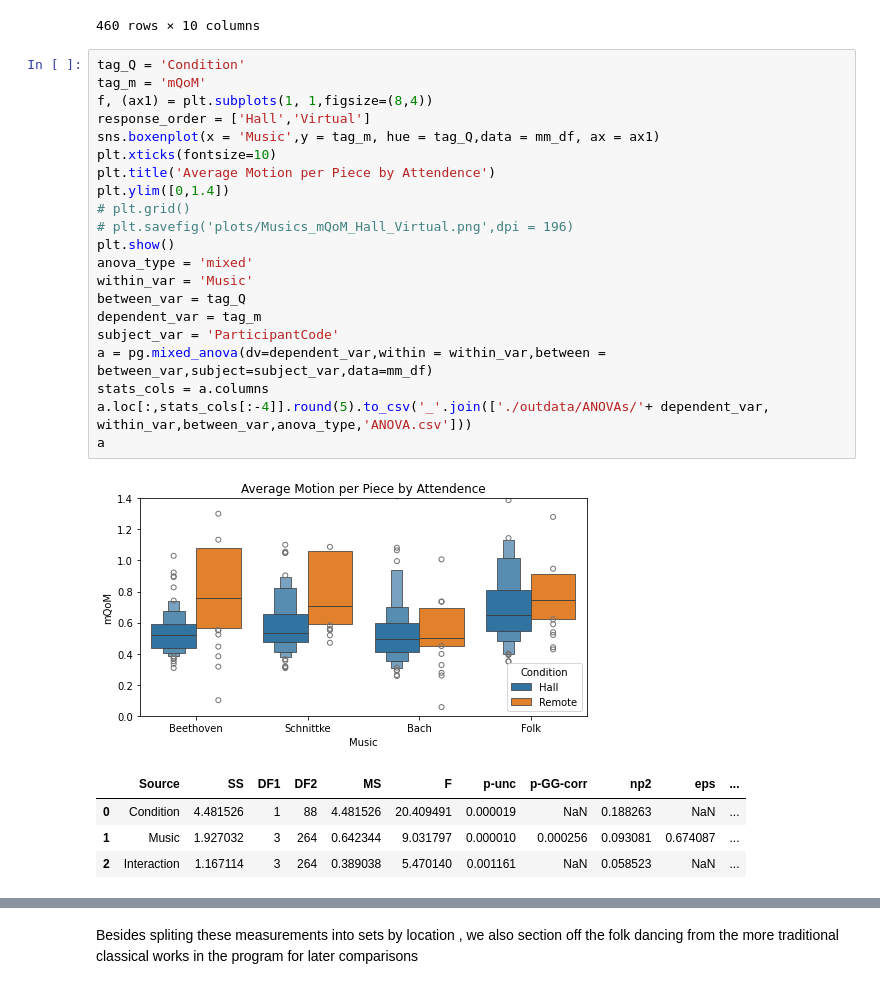
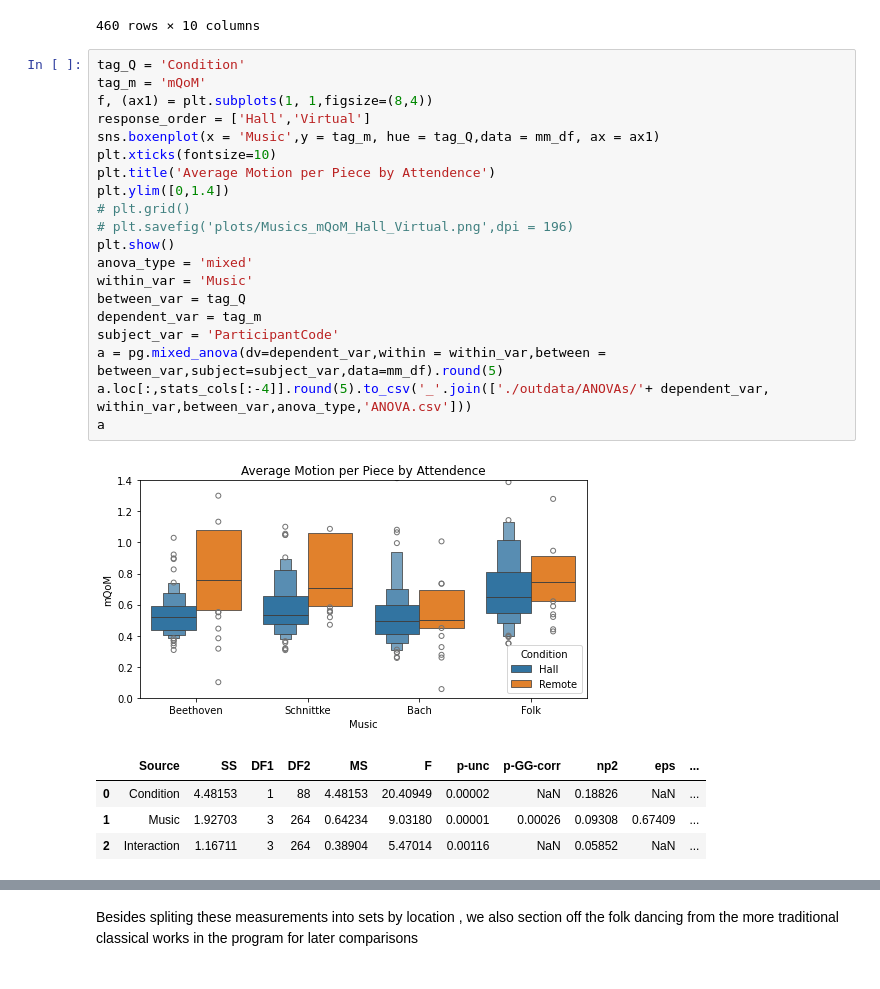
Before and after one commit to finn42/MusicLabCopen_AudienceMotion, a Jupyter notebook: 2_Audience_Motion_QoM_Motion_Ratings.ipynb, the cells around one changed output, grey strips where cells are left out. Saved outputs shown, nothing was run; the diff lists cells and outputs as text.

Commit message:
Extended QoM avg tests and output latex tables

```diff
--- a/2_Audience_Motion_QoM_Motion_Ratings.ipynb
+++ b/2_Audience_Motion_QoM_Motion_Ratings.ipynb
@@ -346,27 +347,26 @@ mm_df
 # %%
 tag_Q = 'Condition'
 tag_m = 'mQoM'
 f, (ax1) = plt.subplots(1, 1,figsize=(8,4))
 response_order = ['Hall','Virtual']
 sns.boxenplot(x = 'Music',y = tag_m, hue = tag_Q,data = mm_df, ax = ax1)
 plt.xticks(fontsize=10)
 plt.title('Average Motion per Piece by Attendence')
 plt.ylim([0,1.4])
 # plt.grid()
 # plt.savefig('plots/Musics_mQoM_Hall_Virtual.png',dpi = 196)
 plt.show()
 anova_type = 'mixed'
 within_var = 'Music'
 between_var = tag_Q
 dependent_var = tag_m
 subject_var = 'ParticipantCode'
-a = pg.mixed_anova(dv=dependent_var,within = within_var,between = between_var,subject=subject_var,data=mm_df)
-stats_cols = a.columns
+a = pg.mixed_anova(dv=dependent_var,within = within_var,between = between_var,subject=subject_var,data=mm_df).round(5)
 a.loc[:,stats_cols[:-4]].round(5).to_csv('_'.join(['./outdata/ANOVAs/'+ dependent_var, within_var,between_var,anova_type,'ANOVA.csv']))
 a
 # %% [output]
 [figure]
 |  | Source | SS | DF1 | DF2 | MS | F | p-unc | p-GG-corr | np2 | eps | ... |
-| 0 | Condition | 4.481526 | 1 | 88 | 4.481526 | 20.409491 | 0.000019 | NaN | 0.188263 | NaN | ... |
-| 1 | Music | 1.927032 | 3 | 264 | 0.642344 | 9.031797 | 0.000010 | 0.000256 | 0.093081 | 0.674087 | ... |
-| 2 | Interaction | 1.167114 | 3 | 264 | 0.389038 | 5.470140 | 0.001161 | NaN | 0.058523 | NaN | ... |
+| 0 | Condition | 4.48153 | 1 | 88 | 4.48153 | 20.40949 | 0.00002 | NaN | 0.18826 | NaN | ... |
+| 1 | Music | 1.92703 | 3 | 264 | 0.64234 | 9.03180 | 0.00001 | 0.00026 | 0.09308 | 0.67409 | ... |
+| 2 | Interaction | 1.16711 | 3 | 264 | 0.38904 | 5.47014 | 0.00116 | NaN | 0.05852 | NaN | ... |
```
Also changed, not shown: parts of 17 cells of this notebook, 31 other files.
